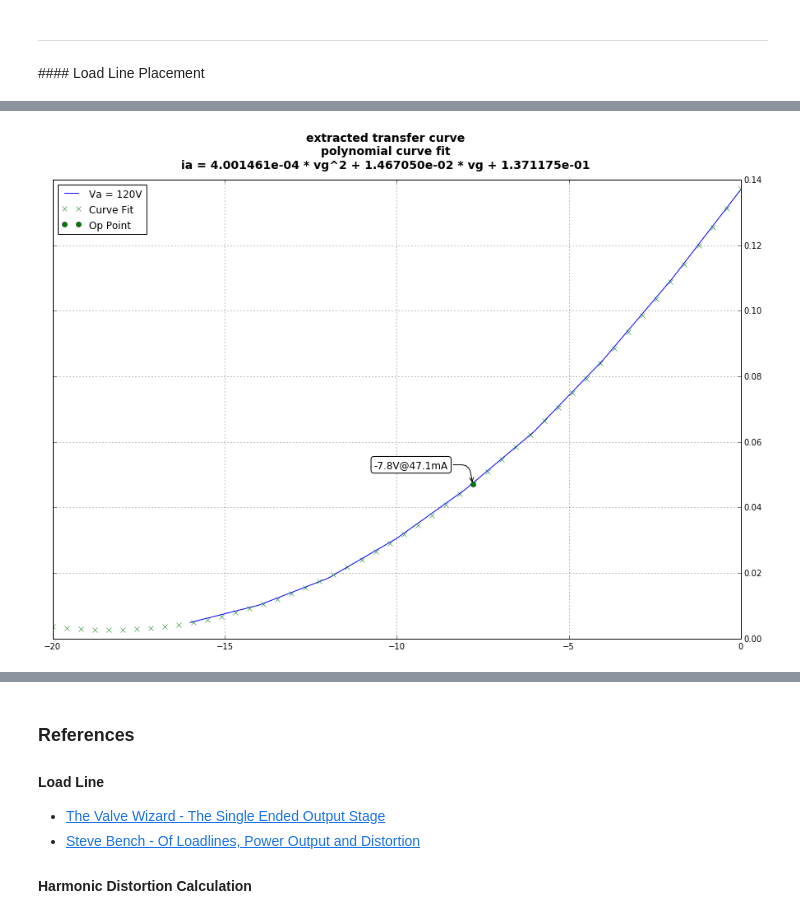
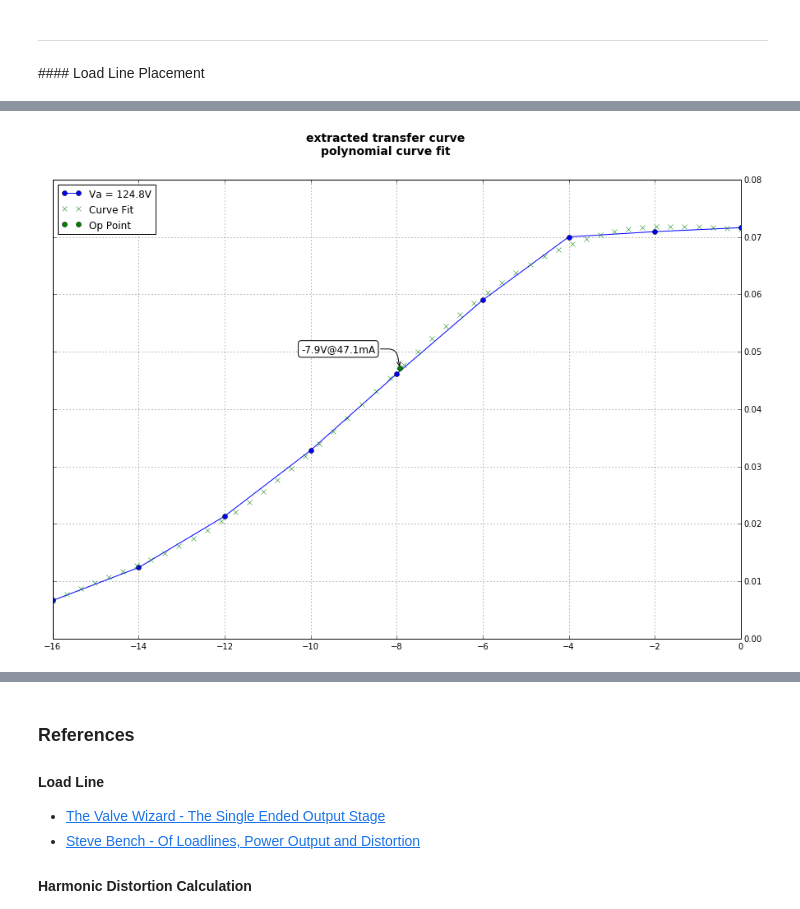
Before and after one commit to jilott/valvestudio, a Jupyter notebook: projects/mectron/pentode/The Mectron Load Line - Pentode.ipynb, the cells around one changed output, grey strips where cells are left out. Saved outputs shown, nothing was run; the diff lists cells and outputs as text; code cells hidden in the pictures.

```diff
--- a/projects/mectron/pentode/The Mectron Load Line - Pentode.ipynb
+++ b/projects/mectron/pentode/The Mectron Load Line - Pentode.ipynb
@@ -206,57 +285,67 @@ $$THD\% = \large{\frac{\frac{I_{max}+I_{min}}{2}-I_O}{I_{max}-I_{min}} * 100}$$
 ### Moving on to the transfer characteristic, transient response and harmonic content
 # %%
-from scipy.optimize import fsolve
-x = []
-for c in range(1,len(colnames)):
-    x.append(float(colnames[c][:-1]))
+vgLimitLow = -16.0
 
 fig = plt.figure(figsize=(15, 10))
 
-for r in range(0,rowcount):
-    if abs(df['AnodeVoltage'][r] - Va) < 5:
-        y = []
-        for c in range(1,len(colnames)):
-            y.append(df[colnames[c]][r])
-        plt.plot(x,y,label="Va = %.0fV"%df[colnames[0]][r])
-        break
+x = []
+y = []
+for i in range(1,colcount):
+    if iaf[colnames[i]]['loadLineIntersectionV'] > 0:
+        x.append(float(colnames[i][:-1]))
+        y.append(iaf[colnames[i]]['loadLineIntersectionI'])
+
+plt.plot(x,y,label="Va = %.1fV"%Va,marker='o')
 
 plt.tick_params(axis='y', which='both', labelleft='off', labelright='on')
 plt.grid(True)
 
 '''
+# use this to plot vals in openoffice to pick the poly curvefit order
 for i in range(len(x)):
     print "%.6f,%0.6f"%(x[i],y[i])
 '''
 
-coeff = np.polyfit(x, y, 2)
+coeff = np.polyfit(x, y, 5)
 
-def func(x):
+def iaGet(v):
+    sum = 0
+    for a in coeff[:-1]:
+        sum = (sum + a)*v
+    sum += coeff[-1]
+    return sum
+
+def func(v):
     global coeff,Ia
-    return coeff[0]*x*x+coeff[1]*x+coeff[2] - Ia
+    return iaGet(v) - Ia
 
-title = "extracted transfer curve\npolynomial curve fit\nia = %0.6e * vg^2 + %0.6e * vg + %0.6e"%(coeff[0],coeff[1],coeff[2])
+title = "extracted transfer curve\npolynomial curve fit"
 
-x = np.linspace(-20,0)
-null = plt.plot(x,coeff[0]*x*x+coeff[1]*x+coeff[2],marker='x',label="Curve Fit",linestyle='None')
+x = np.linspace(vgLimitLow,0)
+y = []
+for v in x:
+    y.append(iaGet(v))
+
+null = plt.plot(x,y,marker='x',label="Curve Fit",linestyle='None')
 
 # using the curve-fitted curve, find Vg at Ia
 Vg = fsolve(func,8.0)
 
 null = plt.annotate(s="%.1fV@%.1fmA"%(Vg,Ia*1000),
                         xy=(Vg,Ia),
                         xycoords='data',
                         xytext=(-120,20),
                         textcoords='offset points',
                         bbox=dict(boxstyle="round", fc="1.0"),
                         size=12,
                         arrowprops=dict(arrowstyle="->",
                                         connectionstyle="angle,angleA=0,angleB=100,rad=10"))
 
 null = plt.plot(Vg,Ia, 'or',label='Op Point',color='g')
 null = plt.suptitle(title,fontsize=14, fontweight='bold')
-
+null = plt.xlim([vgLimitLow,0])
 null = plt.legend(loc='upper left')
 # %% [output]
-[figure, old version]
+[figure, new version]
 # %%
 from scipy import signal
```
Also changed, not shown: parts of 9 cells of this notebook, 9 other files.
